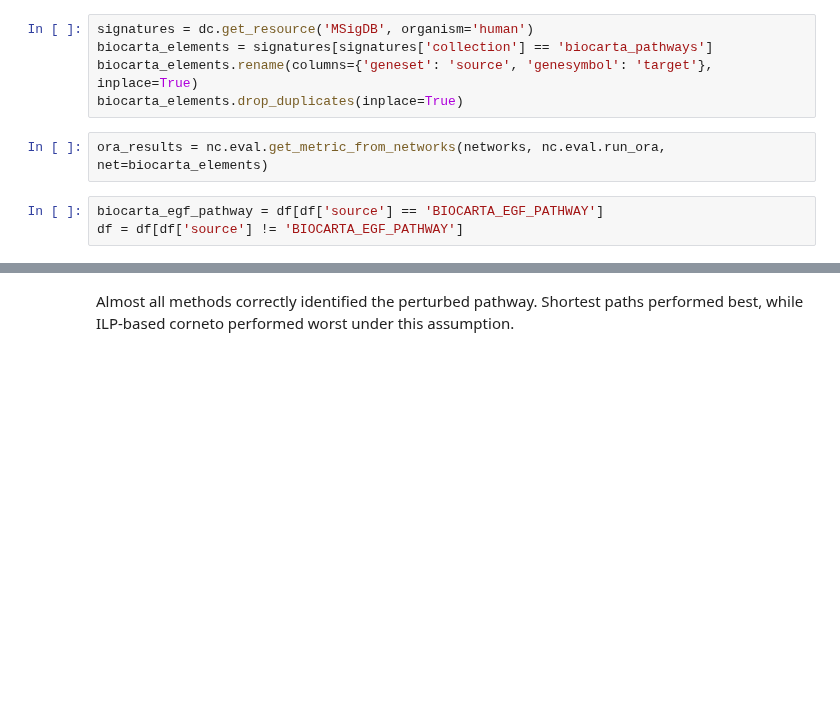
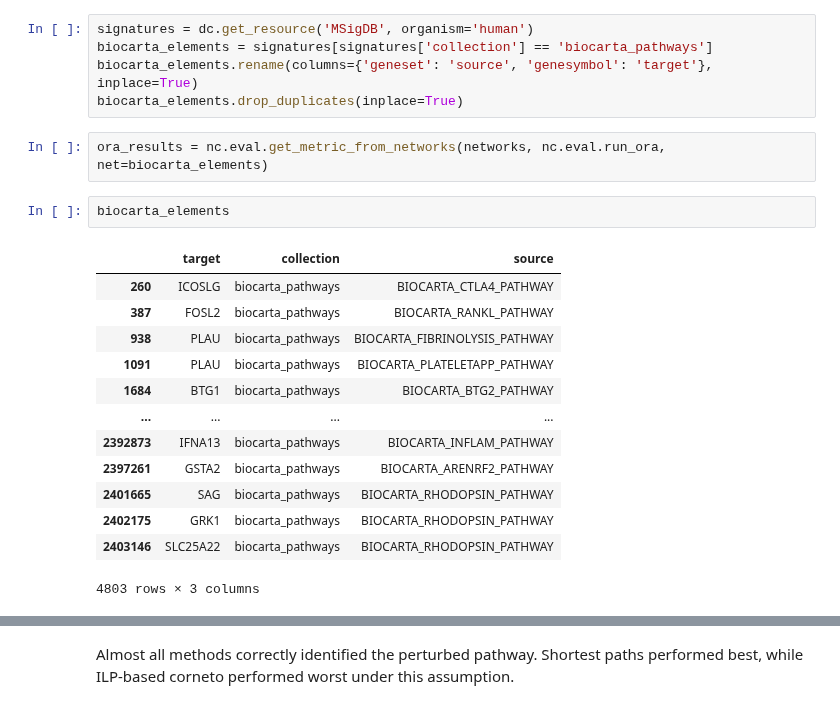
Before and after one commit to saezlab/networkcommons, a Jupyter notebook: docs/src/vignettes/3_evaluation_offt_path.ipynb, the cells around one changed output, grey strips where cells are left out. Drawn from its saved outputs; the diff is of its cells as text; blank space fills up the shorter version.

```diff
--- a/docs/src/vignettes/3_evaluation_offt_path.ipynb
+++ b/docs/src/vignettes/3_evaluation_offt_path.ipynb
@@ -148,6 +135,19 @@ biocarta_elements.rename(columns={'geneset': 'source', 'genesymbol': 'target'},
 biocarta_elements.drop_duplicates(inplace=True)
 # %%
 ora_results = nc.eval.get_metric_from_networks(networks, nc.eval.run_ora, net=biocarta_elements)
-# %%
-biocarta_egf_pathway = df[df['source'] == 'BIOCARTA_EGF_PATHWAY']
-df = df[df['source'] != 'BIOCARTA_EGF_PATHWAY']
+# %%
+biocarta_elements
+# %% [output]
+|  | target | collection | source |
+| 260 | ICOSLG | biocarta_pathways | BIOCARTA_CTLA4_PATHWAY |
+| 387 | FOSL2 | biocarta_pathways | BIOCARTA_RANKL_PATHWAY |
+| 938 | PLAU | biocarta_pathways | BIOCARTA_FIBRINOLYSIS_PATHWAY |
+| 1091 | PLAU | biocarta_pathways | BIOCARTA_PLATELETAPP_PATHWAY |
+| 1684 | BTG1 | biocarta_pathways | BIOCARTA_BTG2_PATHWAY |
+| ... | ... | ... | ... |
+| 2392873 | IFNA13 | biocarta_pathways | BIOCARTA_INFLAM_PATHWAY |
+| 2397261 | GSTA2 | biocarta_pathways | BIOCARTA_ARENRF2_PATHWAY |
+| 2401665 | SAG | biocarta_pathways | BIOCARTA_RHODOPSIN_PATHWAY |
+| 2402175 | GRK1 | biocarta_pathways | BIOCARTA_RHODOPSIN_PATHWAY |
+| 2403146 | SLC25A22 | biocarta_pathways | BIOCARTA_RHODOPSIN_PATHWAY |
+4803 rows × 3 columns
```
Also changed, not shown: parts of 7 cells of this notebook.
